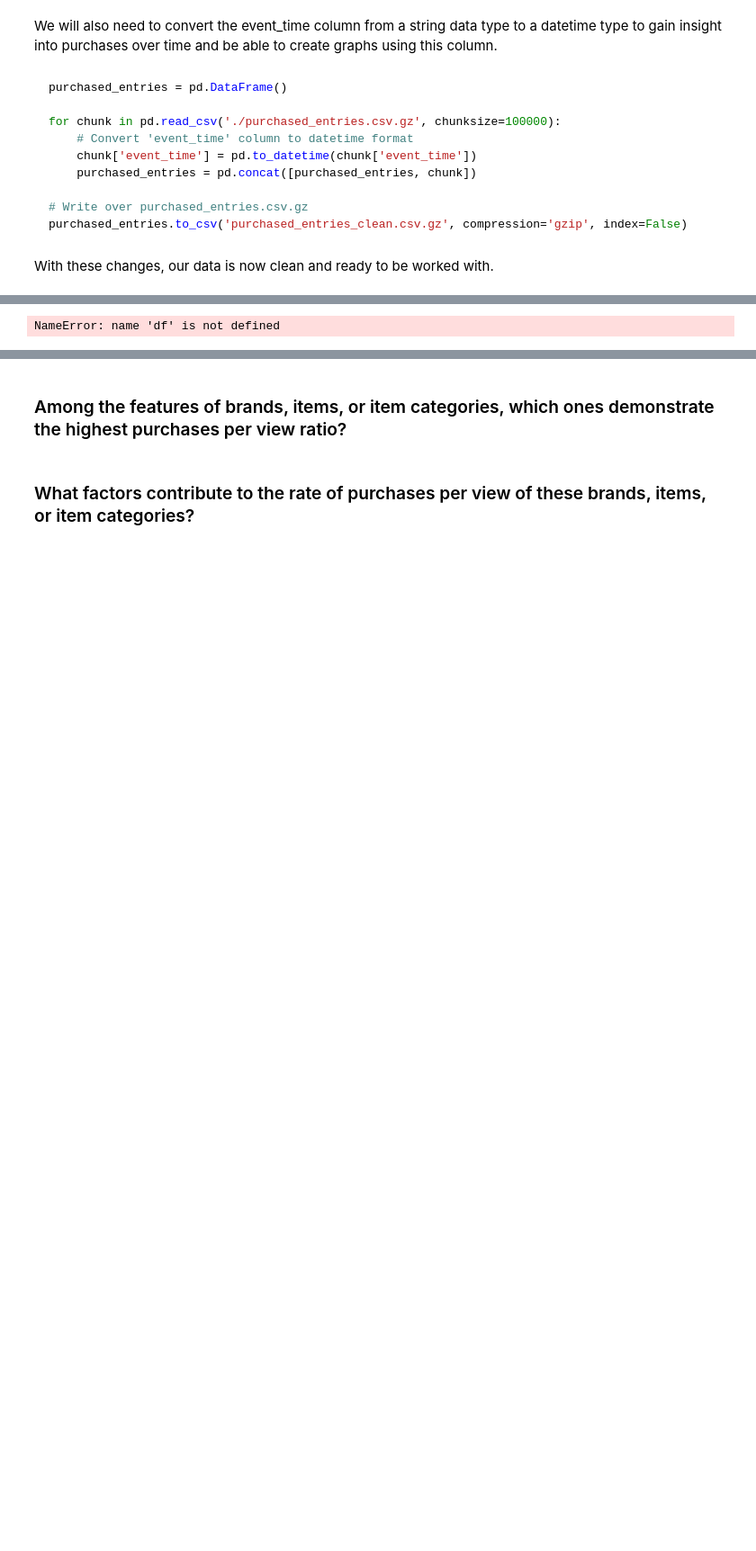
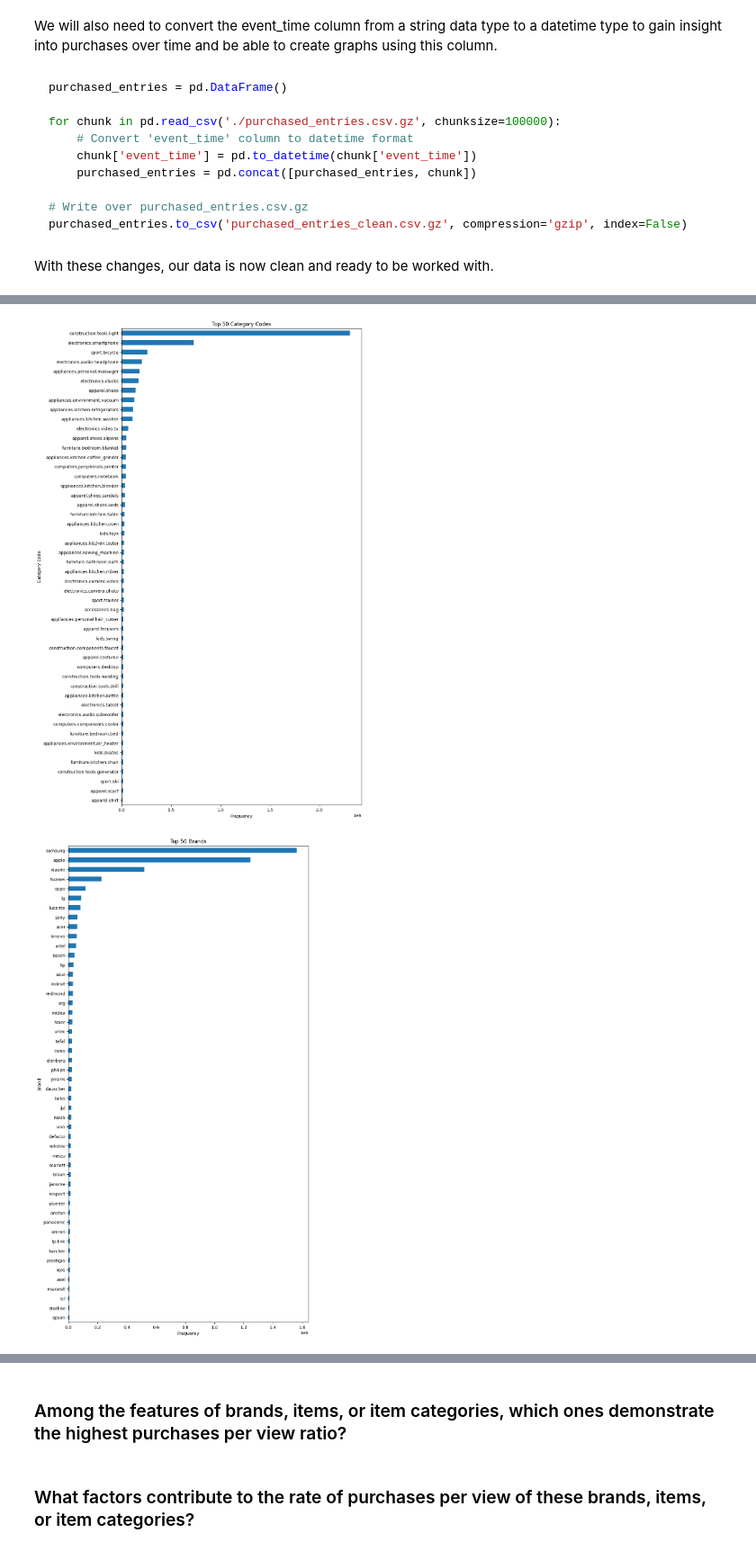
Before and after one commit to seel6470/CSPB-4502-Group-9-Project, a Jupyter notebook: Project Code.ipynb, the cells around one changed output, grey strips where cells are left out. Shown: that part at 90% size. Drawn from its saved outputs; the diff is of its cells as text; code cells hidden in the pictures; blank space fills up the shorter version.

Commit message:
Start of implementing visualizations from purchased data

```diff
--- a/Project Code.ipynb
+++ b/Project Code.ipynb
@@ -210,20 +213,40 @@ All other brands must have null values across the board. We can manually add wha
 # %%
 import pandas as pd
 import matplotlib.pyplot as plt
 
-# Assuming 'df' is your DataFrame
+#initialize dataframe of the cleaned data
+df = pd.read_csv('./purchased_entries_clean.csv.gz')
 
 # Calculate the frequency of each category code
 category_counts = df['category_code'].value_counts()
 
+#truncate values to top values
+top_categories = category_counts.head(50)
+
 # Plot a horizontal bar chart
 plt.figure(figsize=(10, 20))
-category_counts.plot(kind='barh')
-plt.title('All Category Codes')
+top_categories.plot(kind='barh')
+plt.title('Top 50 Category Codes')
 plt.xlabel('Frequency')
 plt.ylabel('Category Code')
 plt.gca().invert_yaxis()  # Invert y-axis to display highest frequency at the top
 plt.show()
+
+# Calculate the frequency of each brand
+brand_counts = df['brand'].value_counts()
+
+#truncate values to top values
+top_brands = brand_counts.head(50)
+
+# Plot a horizontal bar chart
+plt.figure(figsize=(10, 20))
+top_brands.plot(kind='barh')
+plt.title('Top 50 Brands')
+plt.xlabel('Frequency')
+plt.ylabel('Brand')
+plt.gca().invert_yaxis()  # Invert y-axis to display highest frequency at the top
+plt.show()
 # %% [output]
-NameError: name 'df' is not defined
+[figure, added]
+[figure, added]
 # %% [markdown]
```
Also changed, not shown: parts of 20 cells of this notebook.
